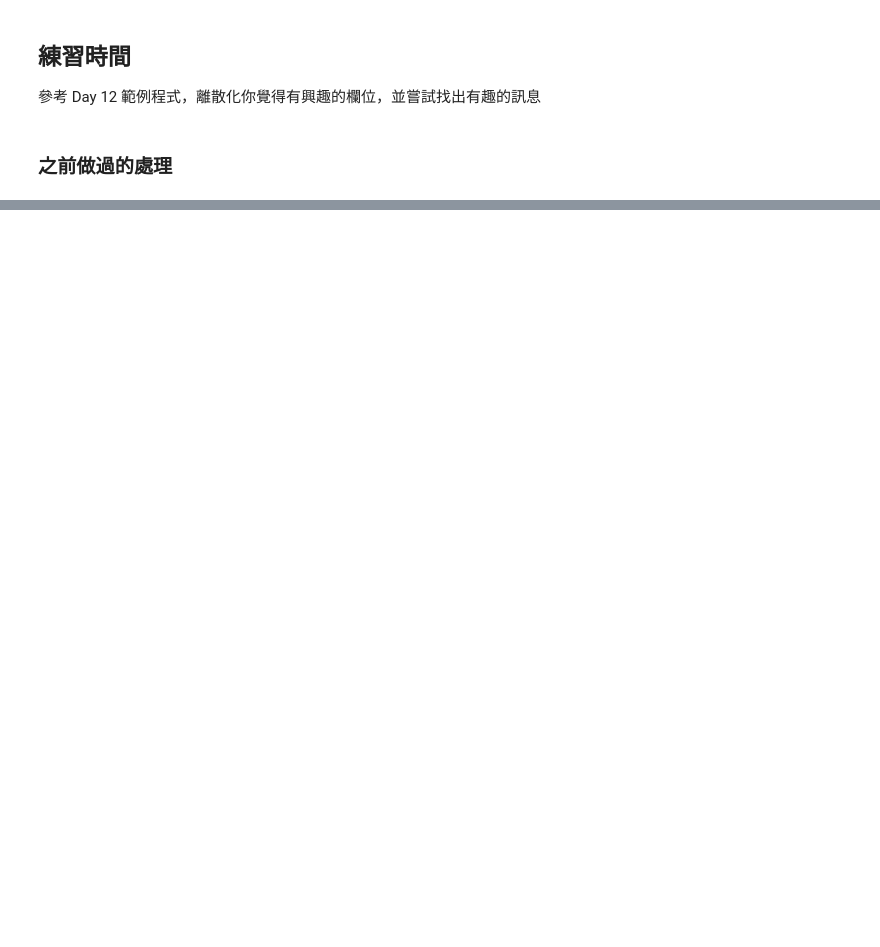
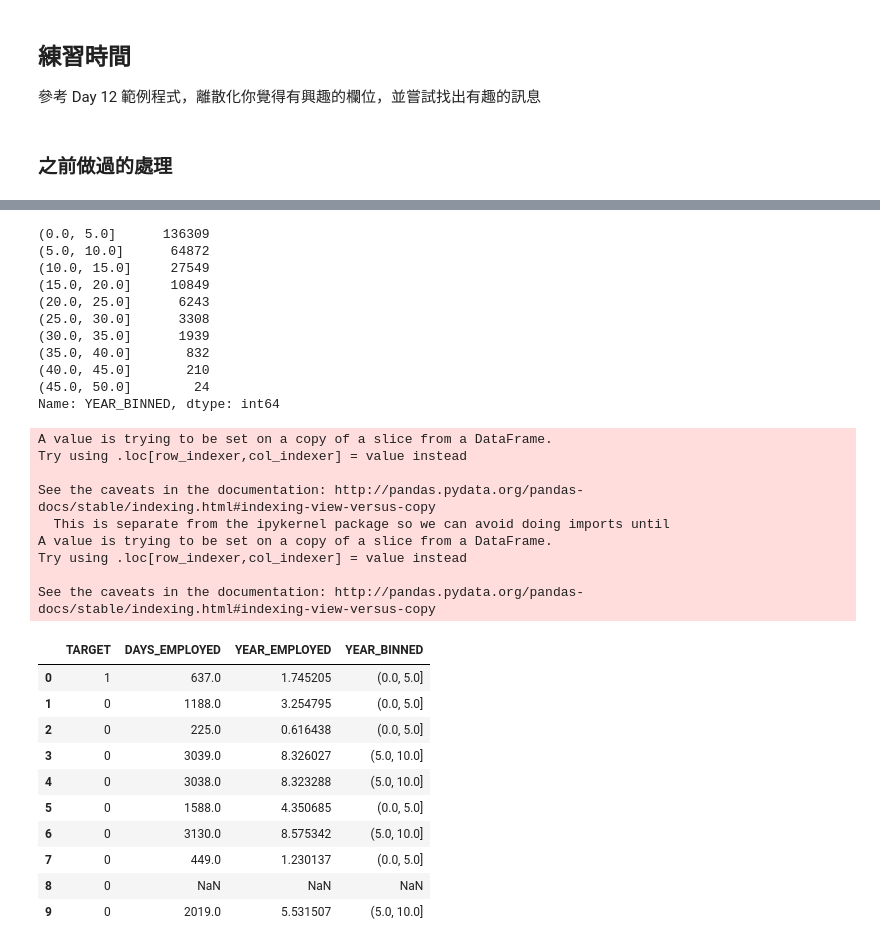
Before and after one commit to mwlaix/ML100-Days, a Jupyter notebook: homework/Day_013_HW.ipynb, the cells around one changed output, grey strips where cells are left out. Cells and saved outputs as stored; diff of their text form; code cells hidden in the pictures; blank space fills up the shorter version.

```diff
--- a/homework/Day_013_HW.ipynb
+++ b/homework/Day_013_HW.ipynb
@@ -60,2 +66,3 @@ app_test['YEAR_BIRTH'] = app_test['DAYS_BIRTH'] / 365
 # %%
-app_train['DAYS_EMPLOYED'] = app_train['DAYS_EMPLOYED'] * -1
+app_train['DAYS_EMPLOYED'] = abs(app_train['DAYS_EMPLOYED'])
+app_train['DAYS_EMPLOYED'].describe()
@@ -62,7 +78,0 @@ app_train['DAYS_EMPLOYED'] = app_train['DAYS_EMPLOYED'] * -1
-# %%
-# Equal Width Group
-app_train['equal_width_group'] = pd.cut(app_train['YEAR_BIRTH'], 5)
-print(app_train['equal_width_group'].value_counts())
-
-sns.barplot(app_train['equal_width_group'], app_train['YEAR_BIRTH'])
-plt.xticks(rotation = 75); plt.xlabel('Equal Width Group'); plt.ylabel('Days Employed')
@@ -113,0 +102,42 @@ Text(0,0.5,'Days Employed')
+# %%
+#app_train['YEAR_EMPLOYED'] = app_train['DAYS_EMPLOYED'] / 365
+employed_data = app_train[['TARGET','DAYS_EMPLOYED']]
+employed_data['YEAR_EMPLOYED'] = employed_data['DAYS_EMPLOYED'] / 365
+
+# Equal Width Group
+employed_data['YEAR_BINNED'] = pd.cut(employed_data['YEAR_EMPLOYED'], bins = np.linspace(0, 50, num = 11))
+print(employed_data['YEAR_BINNED'].value_counts())
+
+employed_data.head(10)
+# %% [output]
+(0.0, 5.0]      136309
+(5.0, 10.0]      64872
+(10.0, 15.0]     27549
+(15.0, 20.0]     10849
+(20.0, 25.0]      6243
+(25.0, 30.0]      3308
+(30.0, 35.0]      1939
+(35.0, 40.0]       832
+(40.0, 45.0]       210
+(45.0, 50.0]        24
+Name: YEAR_BINNED, dtype: int64
+A value is trying to be set on a copy of a slice from a DataFrame.
+Try using .loc[row_indexer,col_indexer] = value instead
+
+See the caveats in the documentation: http://pandas.pydata.org/pandas-docs/stable/indexing.html#indexing-view-versus-copy
+  This is separate from the ipykernel package so we can avoid doing imports until
+A value is trying to be set on a copy of a slice from a DataFrame.
+Try using .loc[row_indexer,col_indexer] = value instead
+
+See the caveats in the documentation: http://pandas.pydata.org/pandas-docs/stable/indexing.html#indexing-view-versus-copy
+|  | TARGET | DAYS_EMPLOYED | YEAR_EMPLOYED | YEAR_BINNED |
+| 0 | 1 | 637.0 | 1.745205 | (0.0, 5.0] |
+| 1 | 0 | 1188.0 | 3.254795 | (0.0, 5.0] |
+| 2 | 0 | 225.0 | 0.616438 | (0.0, 5.0] |
+| 3 | 0 | 3039.0 | 8.326027 | (5.0, 10.0] |
+| 4 | 0 | 3038.0 | 8.323288 | (5.0, 10.0] |
+| 5 | 0 | 1588.0 | 4.350685 | (0.0, 5.0] |
+| 6 | 0 | 3130.0 | 8.575342 | (5.0, 10.0] |
+| 7 | 0 | 449.0 | 1.230137 | (0.0, 5.0] |
+| 8 | 0 | NaN | NaN | NaN |
+| 9 | 0 | 2019.0 | 5.531507 | (5.0, 10.0] |
```
Also changed, not shown: parts of 10 cells of this notebook.
